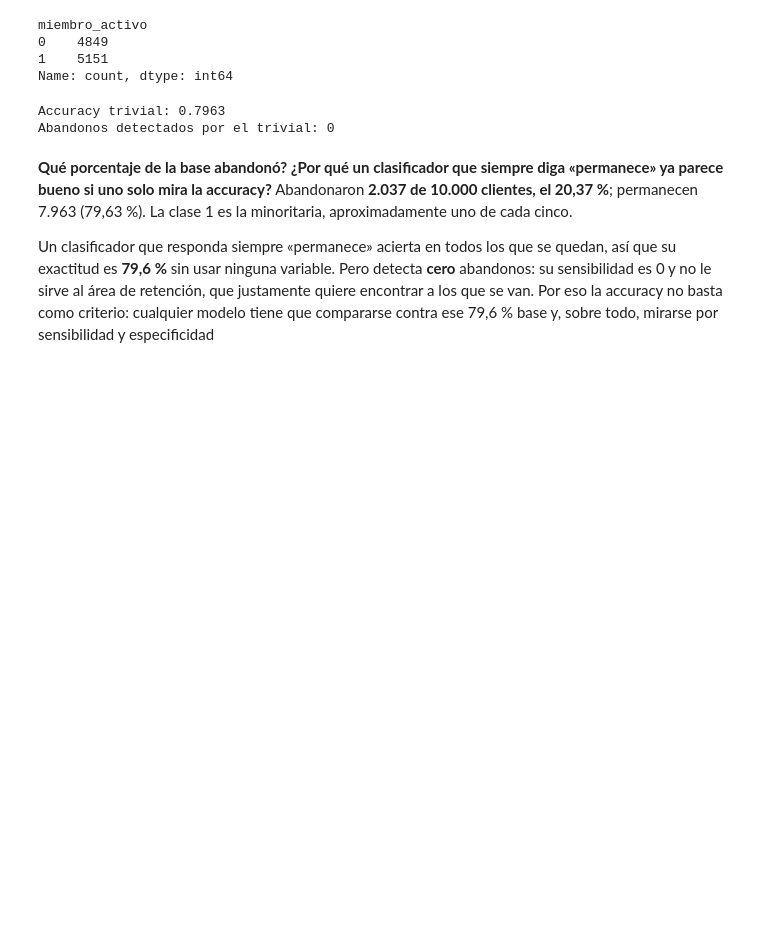
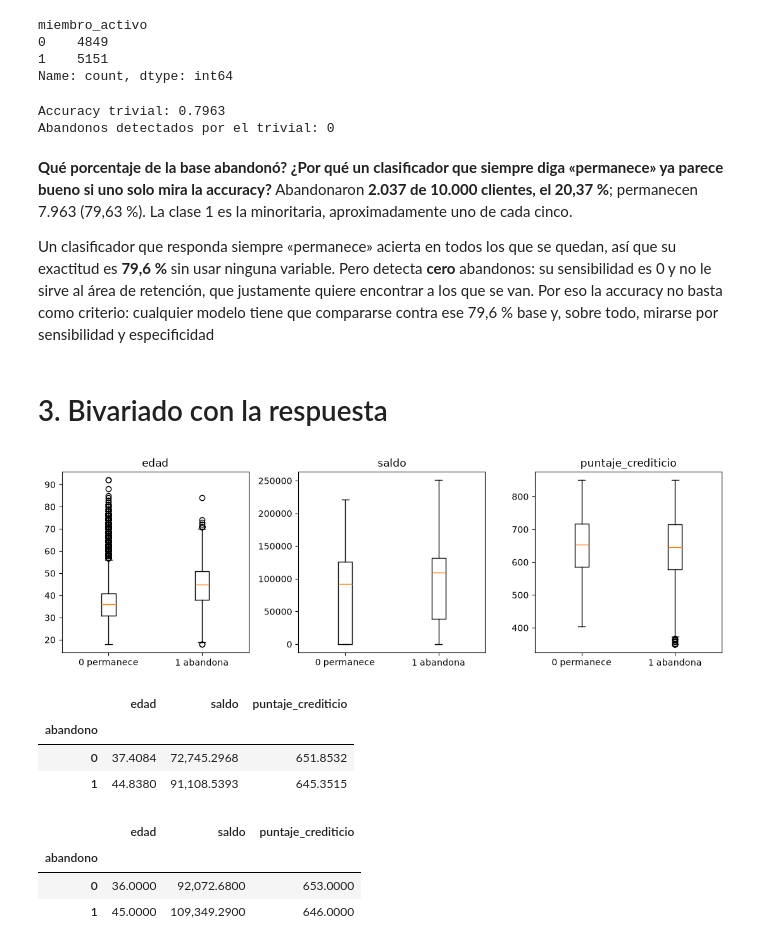
Before and after one commit to Slgxhannel/taller-abandono-producto-20262-Loaiza-Rojas, a Jupyter notebook: Taller_Abandono_Producto_Financiero_Santiago_Loaiza_Leonardo_Rojas.ipynb, the cells around one changed output. Saved outputs shown, nothing was run; the diff lists cells and outputs as text; code cells hidden in the pictures; blank space fills up the shorter version.

Commit message:
Punto 3: Análisis bivariado

```diff
--- a/Taller_Abandono_Producto_Financiero_Santiago_Loaiza_Leonardo_Rojas.ipynb
+++ b/Taller_Abandono_Producto_Financiero_Santiago_Loaiza_Leonardo_Rojas.ipynb
@@ -305,3 +305,30 @@ Abandonos detectados por el trivial: 0
 Abandonaron **2.037 de 10.000 clientes, el 20,37 %**; permanecen 7.963 (79,63 %). La clase 1 es la minoritaria, aproximadamente uno de cada cinco.
 
 Un clasificador que responda siempre «permanece» acierta en todos los que se quedan, así que su exactitud es **79,6 %** sin usar ninguna variable. Pero detecta **cero** abandonos: su sensibilidad es 0 y no le sirve al área de retención, que justamente quiere encontrar a los que se van. Por eso la accuracy no basta como criterio: cualquier modelo tiene que compararse contra ese 79,6 % base y, sobre todo, mirarse por sensibilidad y especificidad
+# %% [markdown]
+# 3. Bivariado con la respuesta
+# %%
+fig, axes = plt.subplots(1, 3, figsize=(11, 3.6))
+for ax, col in zip(axes, ["edad", "saldo", "puntaje_crediticio"]):
+    grupos = [banco.loc[banco["abandono"] == k, col] for k in [0, 1]]
+    ax.boxplot(grupos)
+    ax.set_xticks([1, 2], ["0 permanece", "1 abandona"])
+    ax.set_title(col)
+plt.tight_layout()
+plt.show()
+# %% [output]
+[figure, added]
+# %%
+banco.groupby('abandono')[['edad', 'saldo', 'puntaje_crediticio']].mean()
+# %% [output]
+|  | edad | saldo | puntaje_crediticio |
+| abandono |  |  |  |
+| 0 | 37.4084 | 72,745.2968 | 651.8532 |
+| 1 | 44.8380 | 91,108.5393 | 645.3515 |
+# %%
+banco.groupby('abandono')[['edad', 'saldo', 'puntaje_crediticio']].median()
+# %% [output]
+|  | edad | saldo | puntaje_crediticio |
+| abandono |  |  |  |
+| 0 | 36.0000 | 92,072.6800 | 653.0000 |
+| 1 | 45.0000 | 109,349.2900 | 646.0000 |
```
Also changed, not shown: parts of 7 cells of this notebook.
